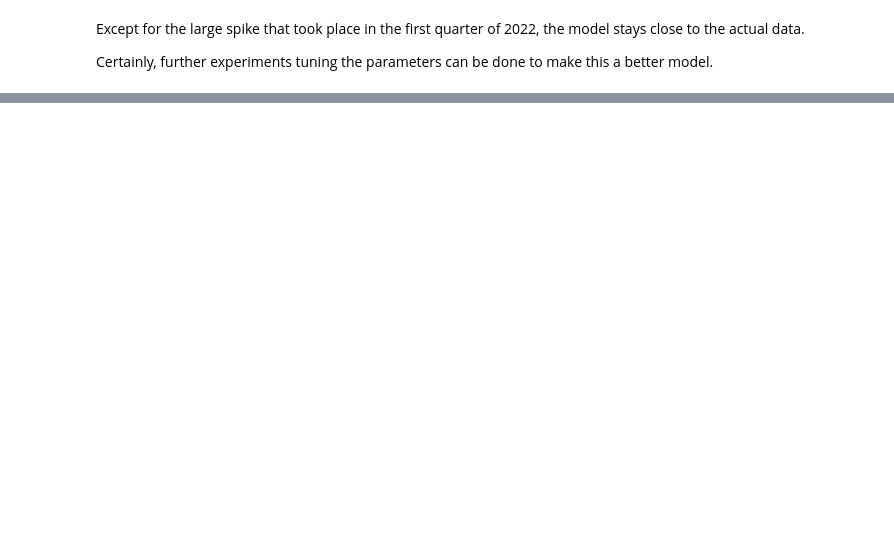
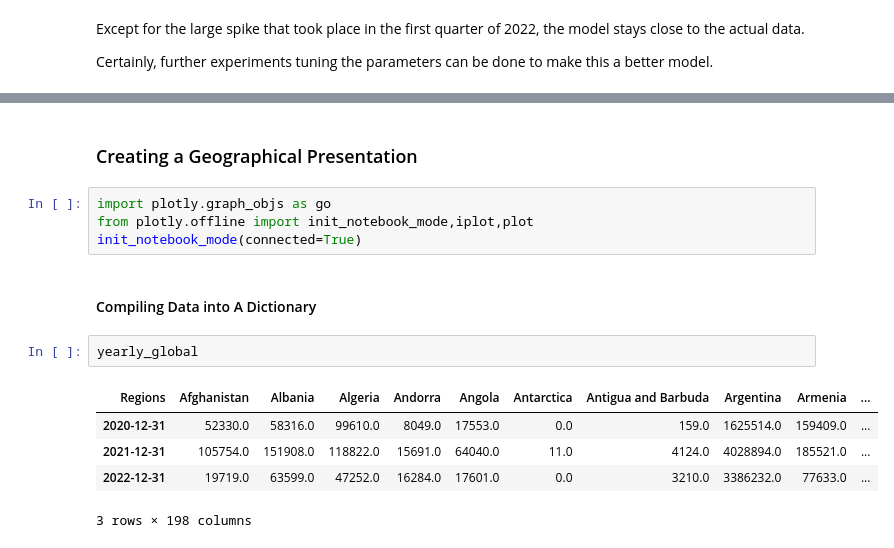
Before and after one commit to nawanacoyle/COVID-19-prediction-project, a Jupyter notebook: end_to_end_COVID_19_Analysis_project.ipynb, the cells around one changed output, grey strips where cells are left out. Saved outputs shown, nothing was run; the diff lists cells and outputs as text; blank space fills up the shorter version.

```diff
--- a/end_to_end_COVID_19_Analysis_project.ipynb
+++ b/end_to_end_COVID_19_Analysis_project.ipynb
@@ -935,0 +971,16 @@ Certainly, further experiments tuning the parameters can be done to make this a
+# %% [markdown]
+### Creating a Geographical Presentation
+# %%
+import plotly.graph_objs as go
+from plotly.offline import init_notebook_mode,iplot,plot
+init_notebook_mode(connected=True)
+# %% [markdown]
+#### Compiling Data into A Dictionary
+# %%
+yearly_global
+# %% [output]
+| Regions | Afghanistan | Albania | Algeria | Andorra | Angola | Antarctica | Antigua and Barbuda | Argentina | Armenia | ... |
+| 2020-12-31 | 52330.0 | 58316.0 | 99610.0 | 8049.0 | 17553.0 | 0.0 | 159.0 | 1625514.0 | 159409.0 | ... |
+| 2021-12-31 | 105754.0 | 151908.0 | 118822.0 | 15691.0 | 64040.0 | 11.0 | 4124.0 | 4028894.0 | 185521.0 | ... |
+| 2022-12-31 | 19719.0 | 63599.0 | 47252.0 | 16284.0 | 17601.0 | 0.0 | 3210.0 | 3386232.0 | 77633.0 | ... |
+3 rows × 198 columns
```
Also changed, not shown: parts of 54 cells of this notebook, 1 other file.
